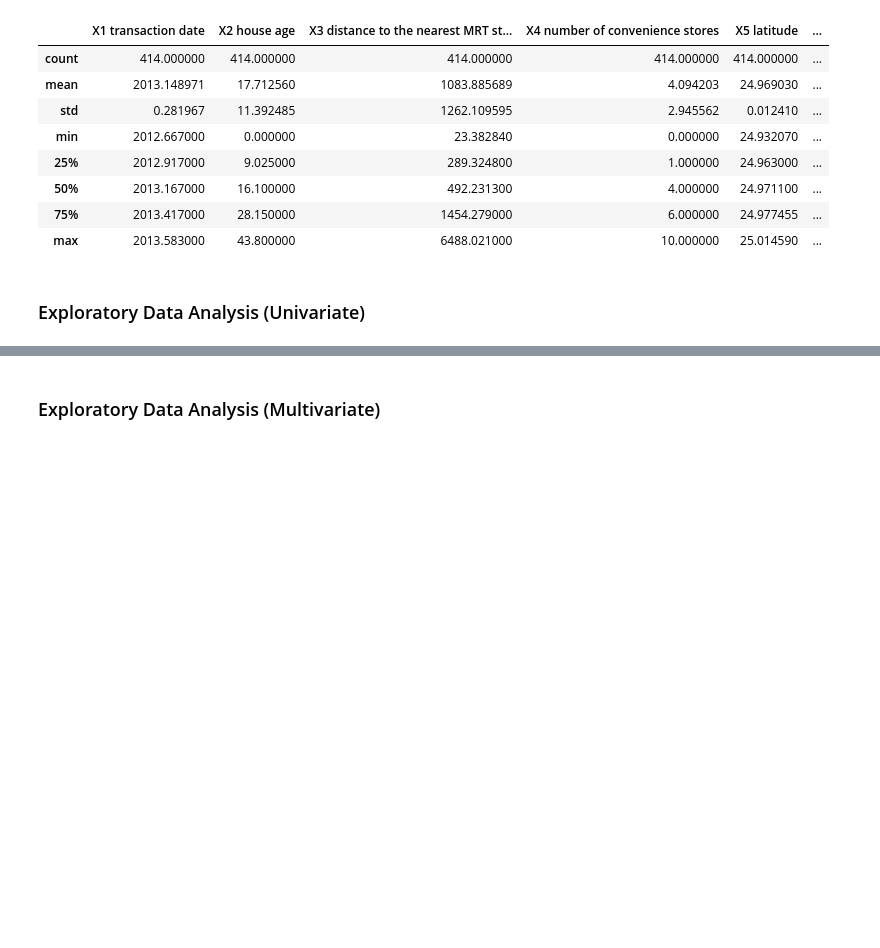
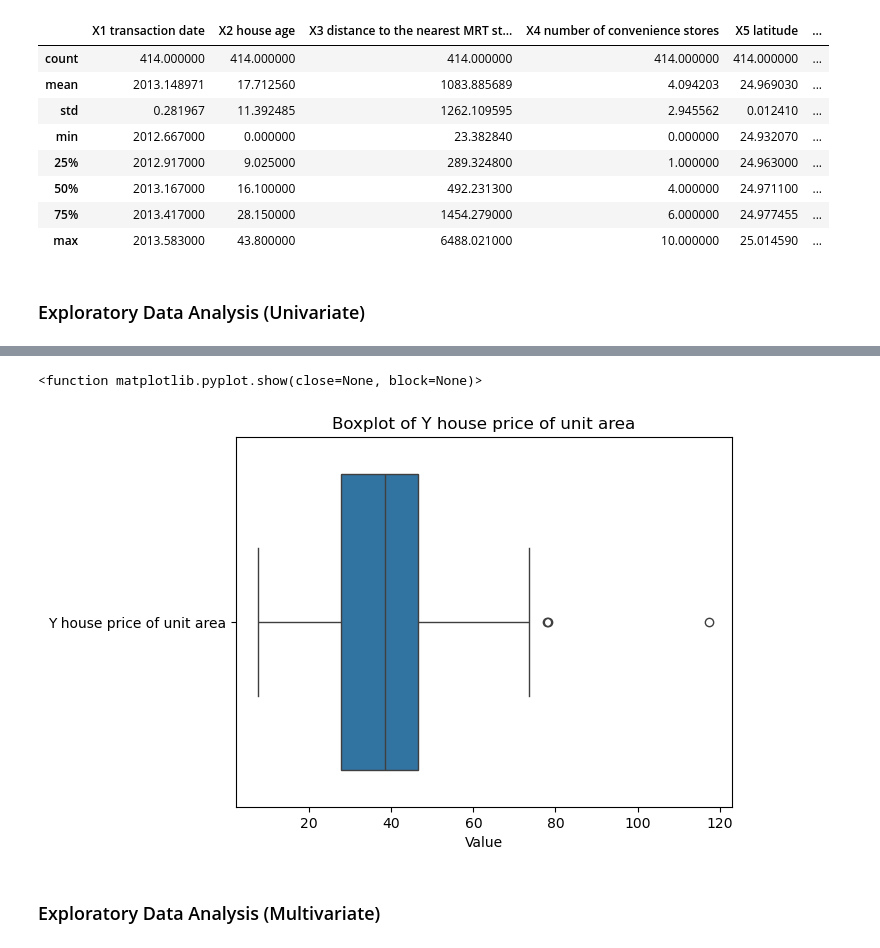
Before and after one commit to Ialessio28/ALP_Statistics, a Jupyter notebook: ALP_Statistics.ipynb, the cells around one changed output, grey strips where cells are left out. Drawn from its saved outputs; the diff is of its cells as text; code cells hidden in the pictures; blank space fills up the shorter version.

```diff
--- a/ALP_Statistics.ipynb
+++ b/ALP_Statistics.ipynb
@@ -161,3 +243,26 @@ plt.show
+# %%
+y_columns = ['Y house price of unit area'] # This line selects the 'Y house price of unit area' column from the dataframe for visualization.
+
+sns.boxplot(data=df_housing[y_columns], orient='h') # 'data=df_housing[x_columns]' specifies the data to be plotted.
+                                                    # 'orient='h'' makes the boxplot horizontal.
+                                                    # The boxplot visually summarizes the distribution of longitudes.
+                                                    # The box itself spans the interquartile range (IQR), from the 25th percentile (Q1) to the 75th percentile (Q3).
+                                                    # The vertical line within the box indicates the median (50th percentile) longitude.
+                                                    # The "whiskers" extend from the box, showing the general spread of non-outlier data.
+                                                    # Data points falling outside these whiskers are plotted individually as outliers.
+
+plt.title('Boxplot of Y house price of unit area')
+plt.xlabel('Value')
+plt.show
+
+ # From the plot, we can see the median house price of unit area is 38.450000.
+           # The majority of house prices of unit area (the box, representing the IQR) are between 27.700000 and 46.600000.
+           # The whiskers show the spread of the non-outlier data. The lower whisker extends down to 7.600000 (the minimum).
+           # There are apparent outliers shown as individual points beyond the upper whisker, indicating some properties have significantly higher
+           #  prices per unit area. The maximum recorded price per unit area is 117.500000.
+# %% [output]
+<function matplotlib.pyplot.show(close=None, block=None)>
+[figure, added]
 # %% [markdown]
 ### Exploratory Data Analysis (Multivariate)
 # %%
```
Also changed, not shown: parts of 16 cells of this notebook.
